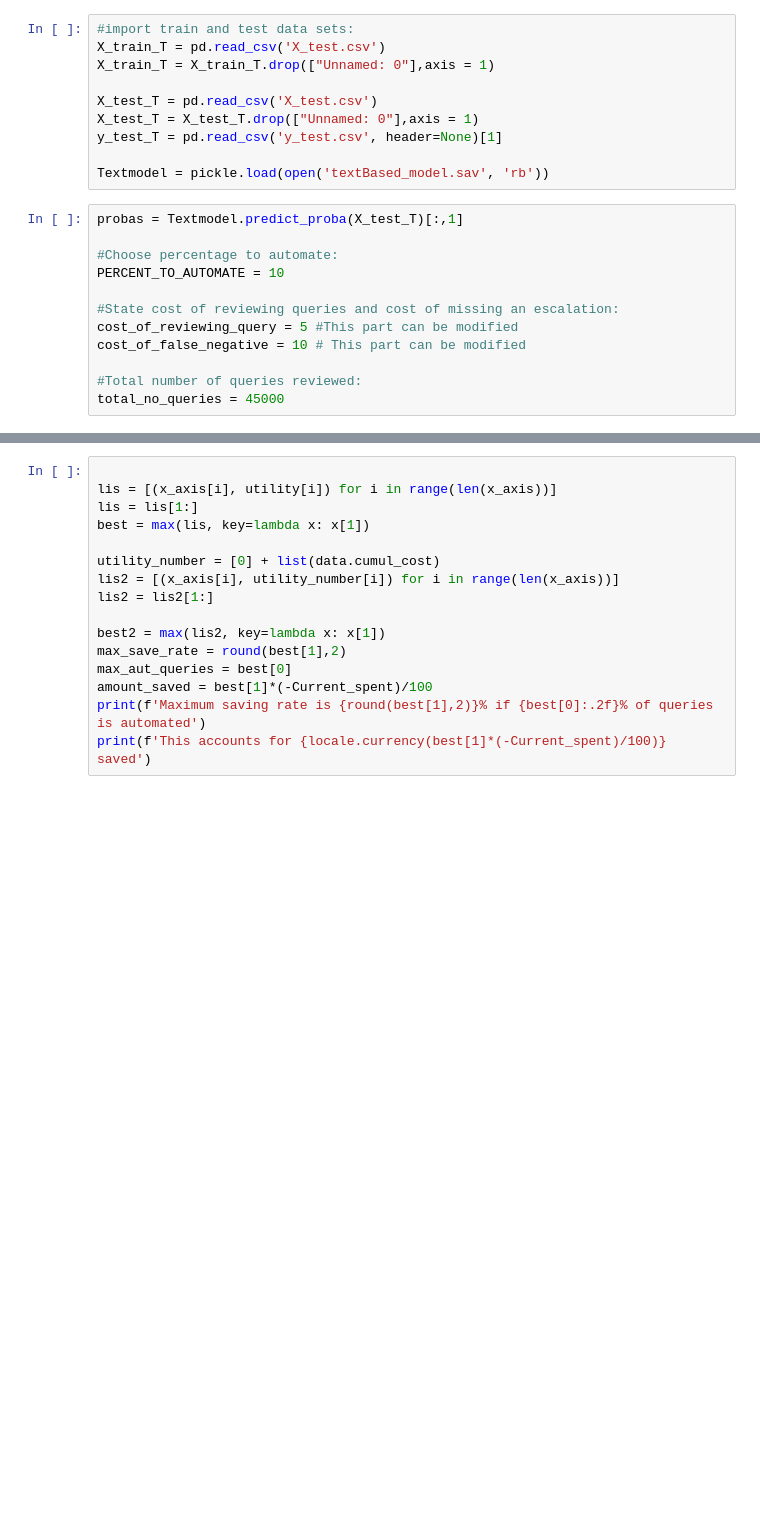
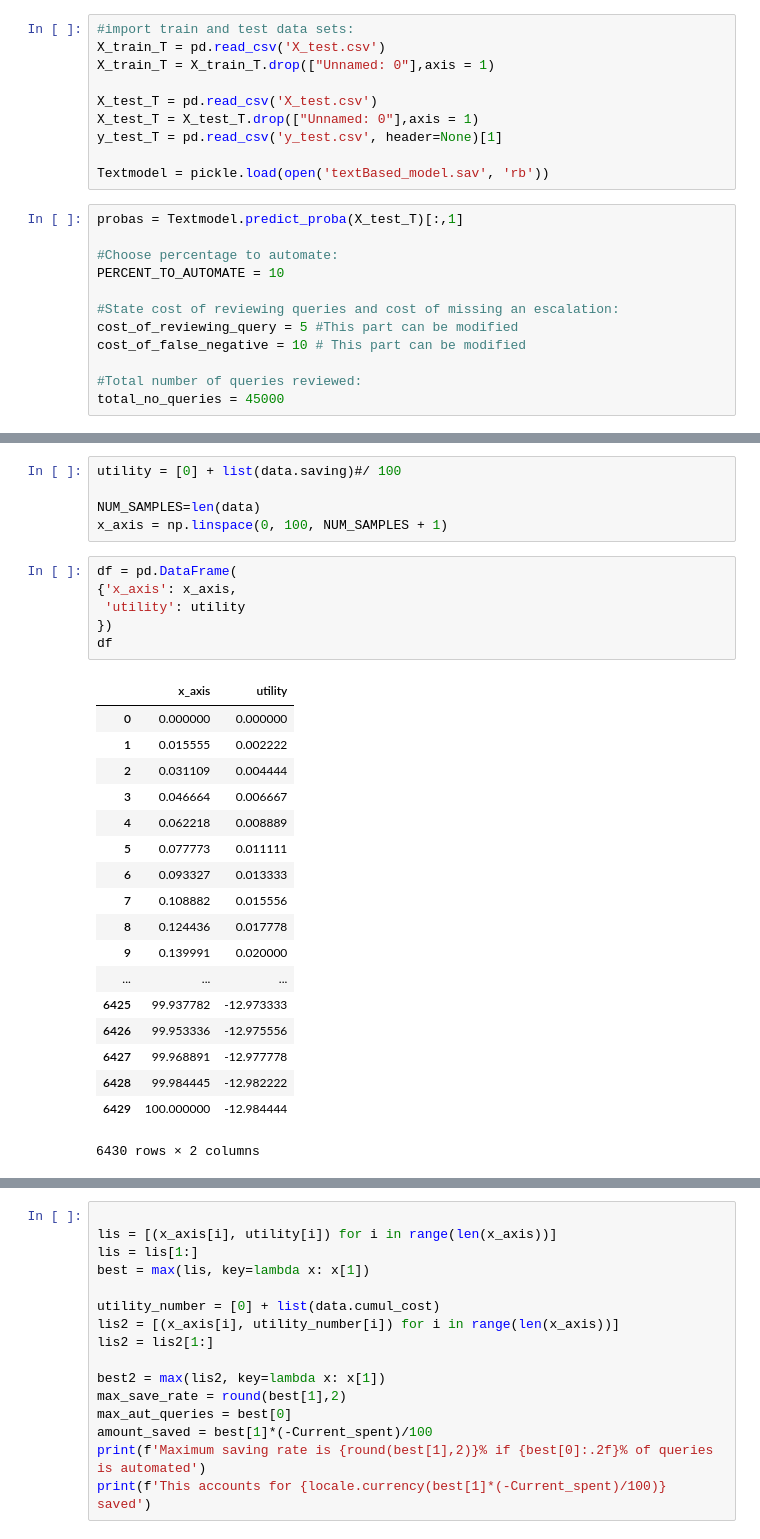
Before and after one commit to PaulinaFigolMudano/dash_deployment, a Jupyter notebook: Prep_dash.ipynb, the cells around one changed output, grey strips where cells are left out. Drawn from its saved outputs; the diff is of its cells as text; blank space fills up the shorter version.

```diff
--- a/Prep_dash.ipynb
+++ b/Prep_dash.ipynb
@@ -267,0 +231,30 @@ True
+# %%
+utility = [0] + list(data.saving)#/ 100
+
+NUM_SAMPLES=len(data)
+x_axis = np.linspace(0, 100, NUM_SAMPLES + 1)
+# %%
+df = pd.DataFrame(
+{'x_axis': x_axis,
+ 'utility': utility
+})
+df
+# %% [output]
+|  | x_axis | utility |
+| 0 | 0.000000 | 0.000000 |
+| 1 | 0.015555 | 0.002222 |
+| 2 | 0.031109 | 0.004444 |
+| 3 | 0.046664 | 0.006667 |
+| 4 | 0.062218 | 0.008889 |
+| 5 | 0.077773 | 0.011111 |
+| 6 | 0.093327 | 0.013333 |
+| 7 | 0.108882 | 0.015556 |
+| 8 | 0.124436 | 0.017778 |
+| 9 | 0.139991 | 0.020000 |
+| ... | ... | ... |
+| 6425 | 99.937782 | -12.973333 |
+| 6426 | 99.953336 | -12.975556 |
+| 6427 | 99.968891 | -12.977778 |
+| 6428 | 99.984445 | -12.982222 |
+| 6429 | 100.000000 | -12.984444 |
+6430 rows × 2 columns
```
Also changed, not shown: parts of 9 cells of this notebook, 1 other file.
